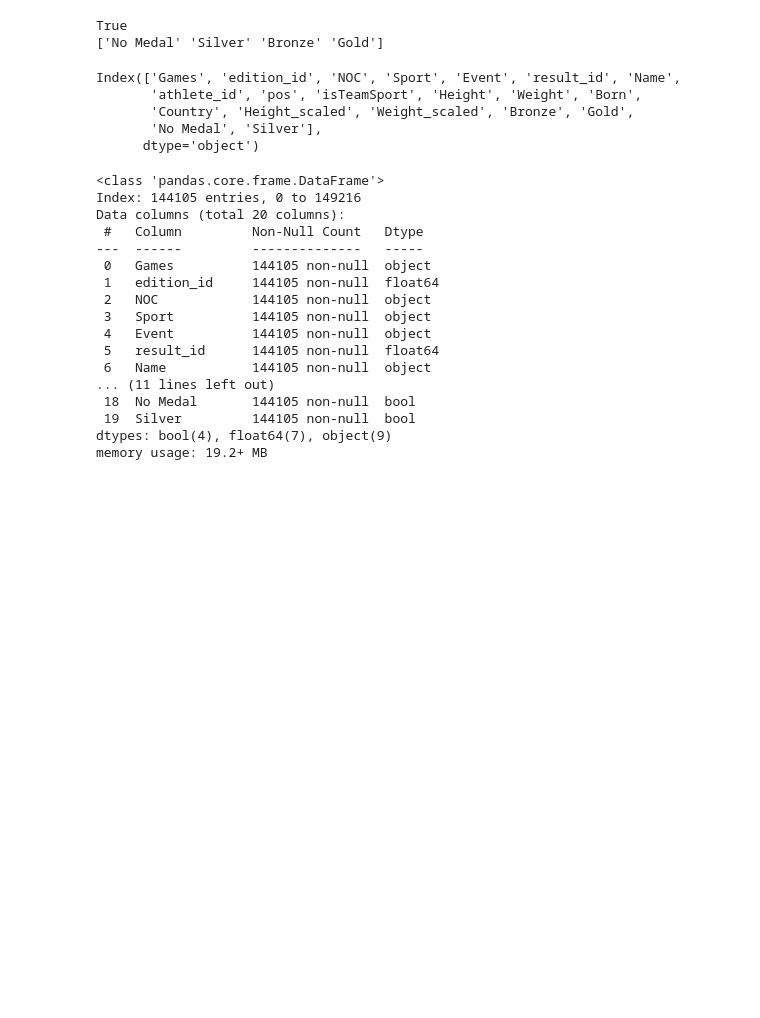
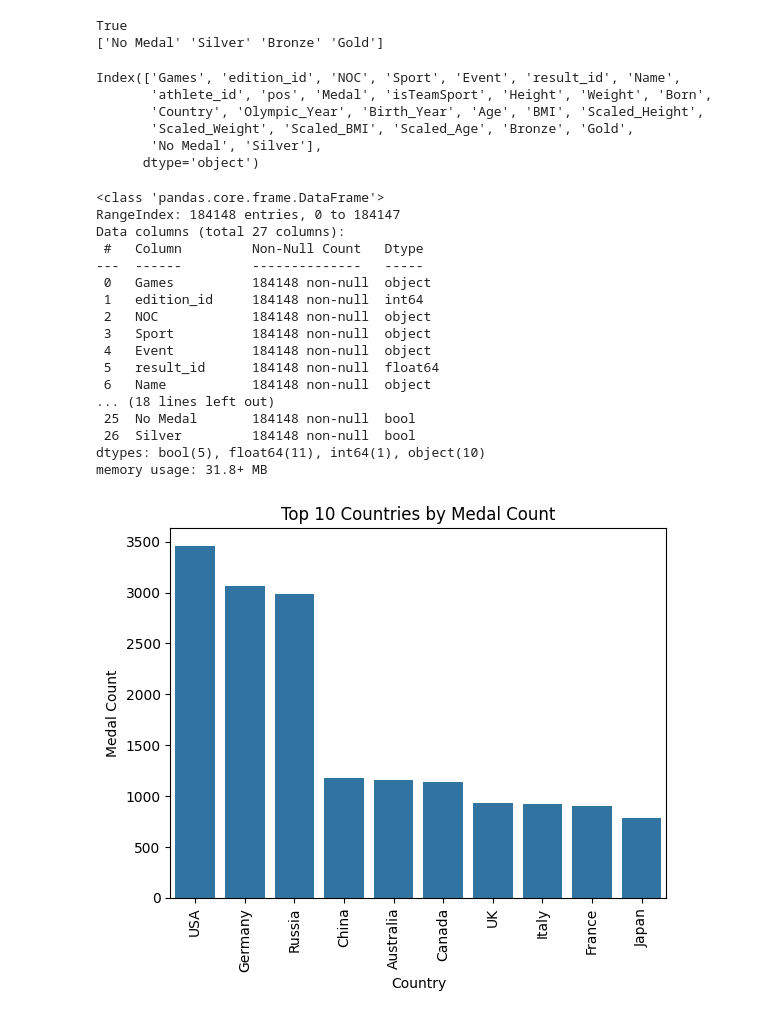
Before and after one commit to Omkar-Pandurang-Jadhav/DataScienceProject, a Jupyter notebook: Olympic_data_analysis.ipynb, the cells around one changed output. Saved outputs shown, nothing was run; the diff lists cells and outputs as text; code cells hidden in the pictures; blank space fills up the shorter version.

```diff
--- a/Olympic_data_analysis.ipynb
+++ b/Olympic_data_analysis.ipynb
@@ -290,0 +328,18 @@ See the caveats in the documentation: https://pandas.pydata.org/pandas-docs/stab
+# %%
+## Scaling the columns like age,height,weight,and bmi
+
+from sklearn.preprocessing import StandardScaler
+
+# Create a StandardScaler instance
+scaler = StandardScaler()
+
+# Scale the features and create new columns for scaled values
+df_cleaned[['Scaled_Height', 'Scaled_Weight', 'Scaled_BMI', 'Scaled_Age']] = scaler.fit_transform(
+    df_cleaned[['Height', 'Weight', 'BMI', 'Age']]
+)
+
+# Display to confirm new columns are created
+print(df_cleaned[['Height','Scaled_Height', 'Weight','Scaled_Weight' ,'BMI','Scaled_BMI','Age', 'Scaled_Age']].head())
+
+df_cleaned.to_csv('Scaled_Olympic_Athlete_Event_Results.csv', index=False)
+df_scaled=pd.read_csv('Scaled_Olympic_Athlete_Event_Results.csv')
@@ -297,35 +366,50 @@ True
 ['No Medal' 'Silver' 'Bronze' 'Gold']
 # %%
 # One-hot encode the Medal column without a prefix and without dropping any columns
-medal_dummies = pd.get_dummies(df_trimmed['Medal'], drop_first=False)
+medal_dummies = pd.get_dummies(df_scaled['Medal'], drop_first=False)
 
-# Now, concatenate these dummies with the original dataframe and drop the original Medal column
-df_trimmed = pd.concat([df_trimmed.drop(columns=['Medal'], errors='ignore'), medal_dummies], axis=1)
+# Concatenate the dummies with the original dataframe without dropping the original Medal column
+df_scaled = pd.concat([df_scaled, medal_dummies], axis=1)
 # %%
-print(df_trimmed.columns)
+print(df_scaled.columns)
 # %% [output]
 Index(['Games', 'edition_id', 'NOC', 'Sport', 'Event', 'result_id', 'Name',
-       'athlete_id', 'pos', 'isTeamSport', 'Height', 'Weight', 'Born',
-       'Country', 'Height_scaled', 'Weight_scaled', 'Bronze', 'Gold',
+       'athlete_id', 'pos', 'Medal', 'isTeamSport', 'Height', 'Weight', 'Born',
+       'Country', 'Olympic_Year', 'Birth_Year', 'Age', 'BMI', 'Scaled_Height',
+       'Scaled_Weight', 'Scaled_BMI', 'Scaled_Age', 'Bronze', 'Gold',
        'No Medal', 'Silver'],
       dtype='object')
 # %%
-df_trimmed.info()
+df_scaled.info()
 # %% [output]
 <class 'pandas.core.frame.DataFrame'>
-Index: 144105 entries, 0 to 149216
-Data columns (total 20 columns):
+RangeIndex: 184148 entries, 0 to 184147
+Data columns (total 27 columns):
  #   Column         Non-Null Count   Dtype
 ---  ------         --------------   -----
- 0   Games          144105 non-null  object
- 1   edition_id     144105 non-null  float64
- 2   NOC            144105 non-null  object
- 3   Sport          144105 non-null  object
- 4   Event          144105 non-null  object
- 5   result_id      144105 non-null  float64
- 6   Name           144105 non-null  object
-... (11 lines left out)
- 18  No Medal       144105 non-null  bool
- 19  Silver         144105 non-null  bool
-dtypes: bool(4), float64(7), object(9)
-memory usage: 19.2+ MB
+ 0   Games          184148 non-null  object
+ 1   edition_id     184148 non-null  int64
+ 2   NOC            184148 non-null  object
+ 3   Sport          184148 non-null  object
+ 4   Event          184148 non-null  object
+ 5   result_id      184148 non-null  float64
+ 6   Name           184148 non-null  object
+... (18 lines left out)
+ 25  No Medal       184148 non-null  bool
+ 26  Silver         184148 non-null  bool
+dtypes: bool(5), float64(11), int64(1), object(10)
+memory usage: 31.8+ MB
+# %%
+## EDA
+import matplotlib.pyplot as plt
+import seaborn as sns
+
+top_countries = df_scaled[df_scaled['Medal'] != 'No Medal']['Country'].value_counts().head(10)
+sns.barplot(x=top_countries.index, y=top_countries.values)
+plt.xticks(rotation=90)
+plt.title('Top 10 Countries by Medal Count')
+plt.xlabel('Country')
+plt.ylabel('Medal Count')
+plt.show()
+# %% [output]
+[figure, added]
```
Also changed, not shown: parts of 24 cells of this notebook.
